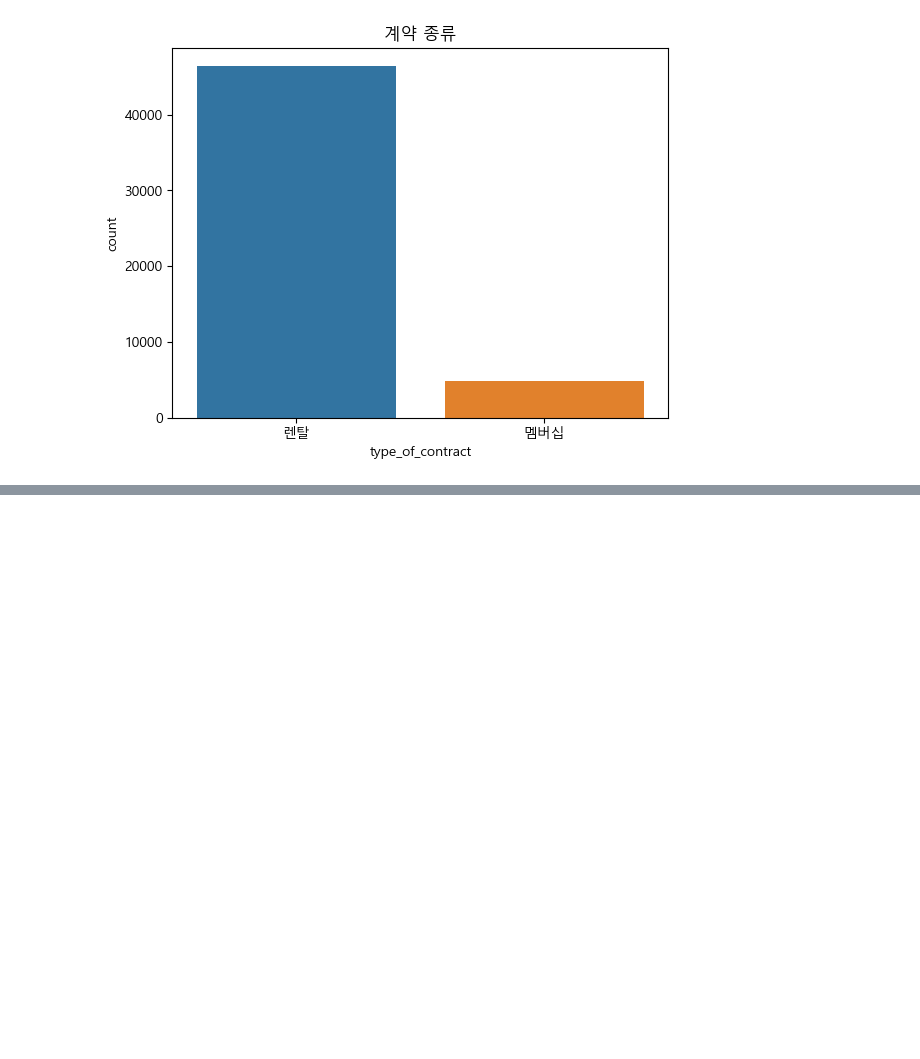
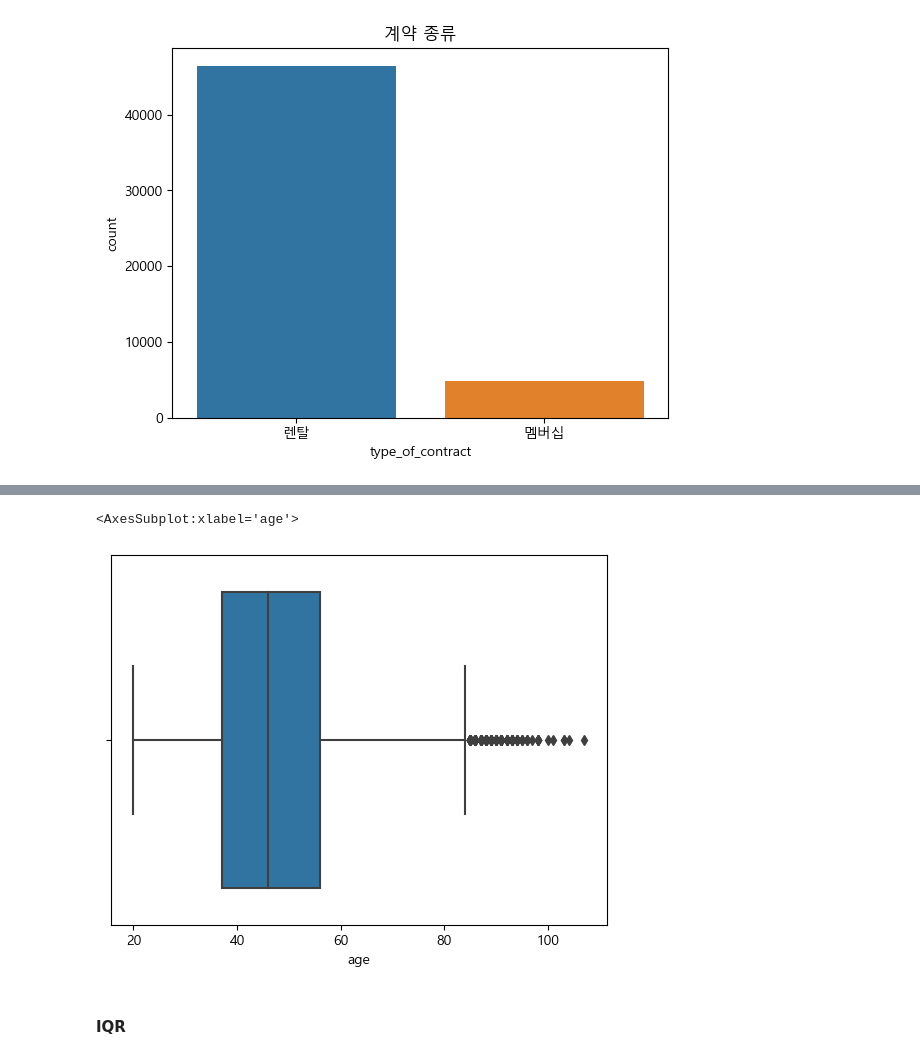
Before and after one commit to lovestar7914/study_data_analytics-1, a Jupyter notebook: codes/visuallizations/UsingCharts_TypeOfContractChannel.ipynb, the cells around one changed output, grey strips where cells are left out. Saved outputs shown, nothing was run; the diff lists cells and outputs as text; code cells hidden in the pictures; blank space fills up the shorter version.

```diff
--- a/codes/visuallizations/UsingCharts_TypeOfContractChannel.ipynb
+++ b/codes/visuallizations/UsingCharts_TypeOfContractChannel.ipynb
@@ -84,0 +98,7 @@ plt.show()
+# %%
+sns.boxplot(data=df_TOCC, x='age')
+# %% [output]
+<AxesSubplot:xlabel='age'>
+[figure, added]
+# %% [markdown]
+#### IQR
```
Also changed, not shown: parts of 6 cells of this notebook, 3 other files.
